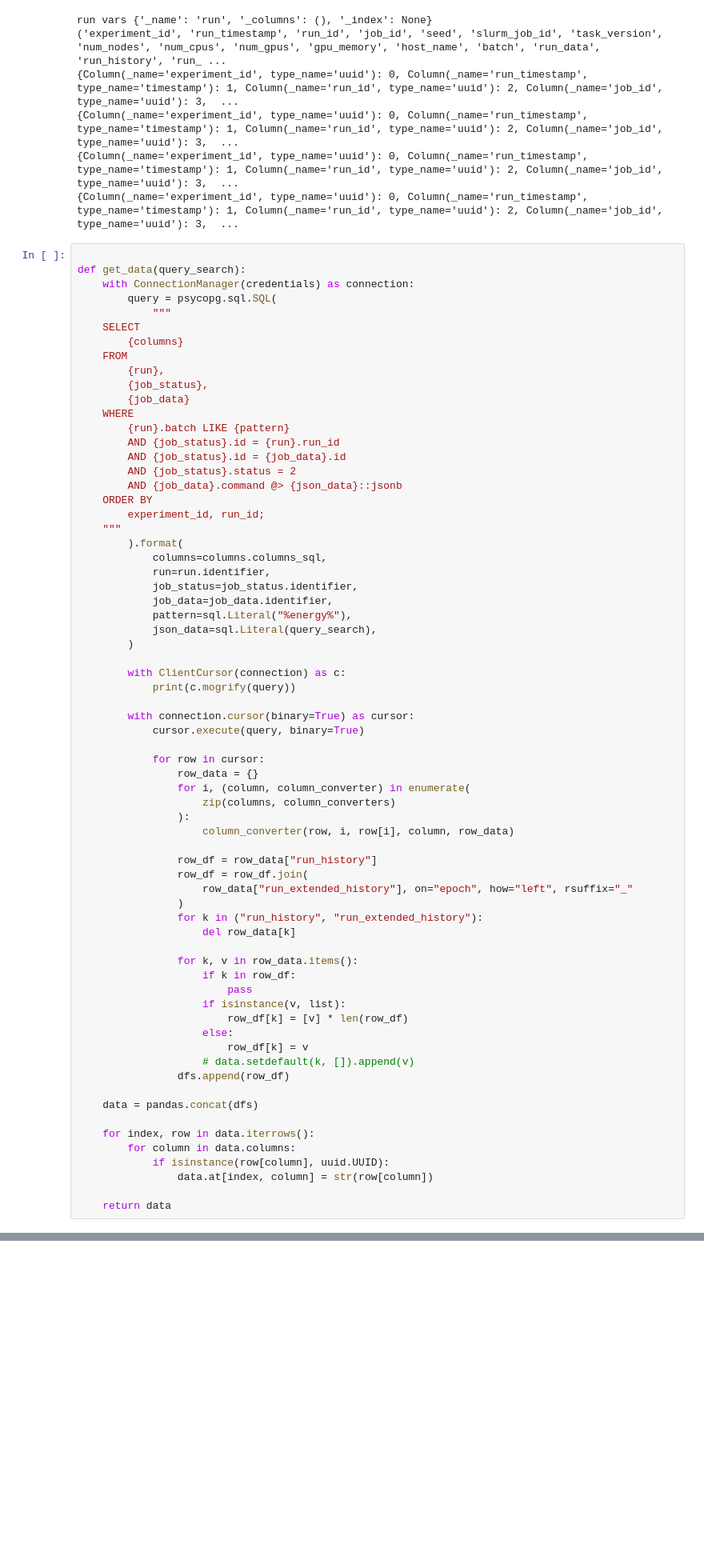
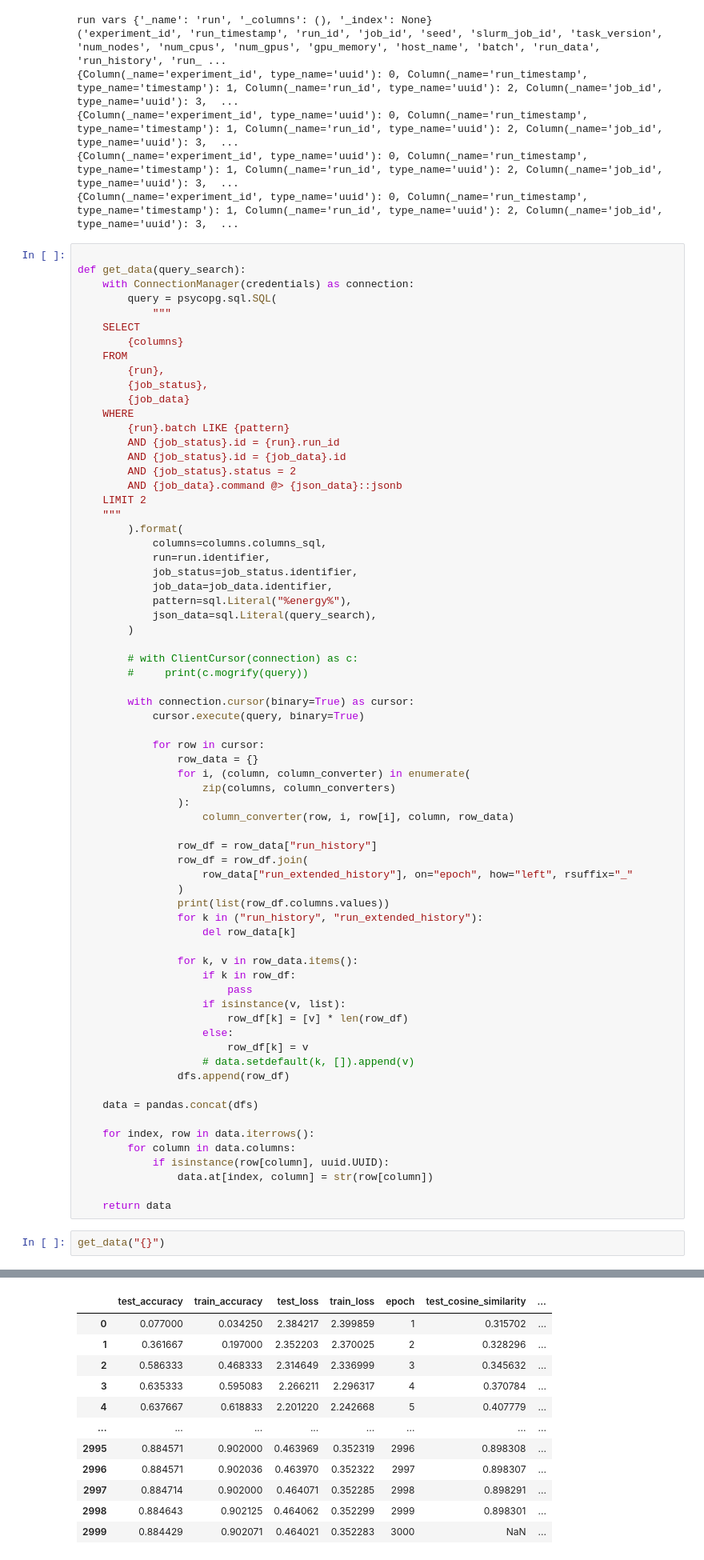
Before and after one commit to NREL/BUTTER-Empirical-Deep-Learning-Experimental-Framework, a Jupyter notebook: dmp/util/energy_extract_parqet.ipynb, the cells around one changed output, grey strips where cells are left out. Shown at 80% size. Drawn from its saved outputs; the diff is of its cells as text; blank space fills up the shorter version.

```diff
--- a/dmp/util/energy_extract_parqet.ipynb
+++ b/dmp/util/energy_extract_parqet.ipynb
@@ -119,8 +128,7 @@ def get_data(query_search):
         AND {job_status}.id = {job_data}.id
         AND {job_status}.status = 2
         AND {job_data}.command @> {json_data}::jsonb
-    ORDER BY
-        experiment_id, run_id;
+    LIMIT 2
     """
         ).format(
             columns=columns.columns_sql,
@@ -131,8 +139,8 @@ def get_data(query_search):
             json_data=sql.Literal(query_search),
         )
 
-        with ClientCursor(connection) as c:
-            print(c.mogrify(query))
+        # with ClientCursor(connection) as c:
+        #     print(c.mogrify(query))
 
         with connection.cursor(binary=True) as cursor:
             cursor.execute(query, binary=True)
@@ -148,6 +156,7 @@ def get_data(query_search):
                 row_df = row_df.join(
                     row_data["run_extended_history"], on="epoch", how="left", rsuffix="_"
                 )
+                print(list(row_df.columns.values))
                 for k in ("run_history", "run_extended_history"):
                     del row_data[k]
 
@@ -169,3 +178,6 @@ def get_data(query_search):
                 data.at[index, column] = str(row[column])
 
     return data
+# %%
+get_data("{}")
+# %% [output]
@@ -171,0 +186,12 @@ def get_data(query_search):
+|  | test_accuracy | train_accuracy | test_loss | train_loss | epoch | test_cosine_similarity | ... |
+| 0 | 0.077000 | 0.034250 | 2.384217 | 2.399859 | 1 | 0.315702 | ... |
+| 1 | 0.361667 | 0.197000 | 2.352203 | 2.370025 | 2 | 0.328296 | ... |
+| 2 | 0.586333 | 0.468333 | 2.314649 | 2.336999 | 3 | 0.345632 | ... |
+| 3 | 0.635333 | 0.595083 | 2.266211 | 2.296317 | 4 | 0.370784 | ... |
+| 4 | 0.637667 | 0.618833 | 2.201220 | 2.242668 | 5 | 0.407779 | ... |
+| ... | ... | ... | ... | ... | ... | ... | ... |
+| 2995 | 0.884571 | 0.902000 | 0.463969 | 0.352319 | 2996 | 0.898308 | ... |
+| 2996 | 0.884571 | 0.902036 | 0.463970 | 0.352322 | 2997 | 0.898307 | ... |
+| 2997 | 0.884714 | 0.902000 | 0.464071 | 0.352285 | 2998 | 0.898291 | ... |
+| 2998 | 0.884643 | 0.902125 | 0.464062 | 0.352299 | 2999 | 0.898301 | ... |
+| 2999 | 0.884429 | 0.902071 | 0.464021 | 0.352283 | 3000 | NaN | ... |
```
Also changed, not shown: parts of 2 cells of this notebook, 4 other files.
